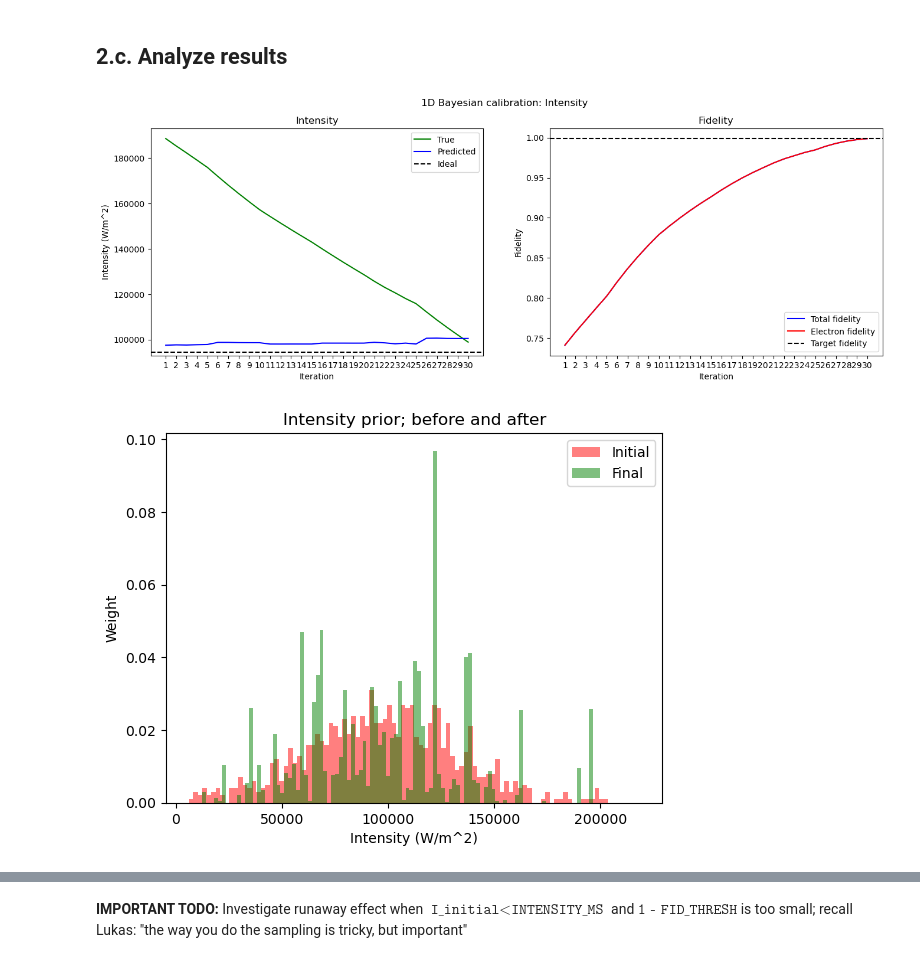
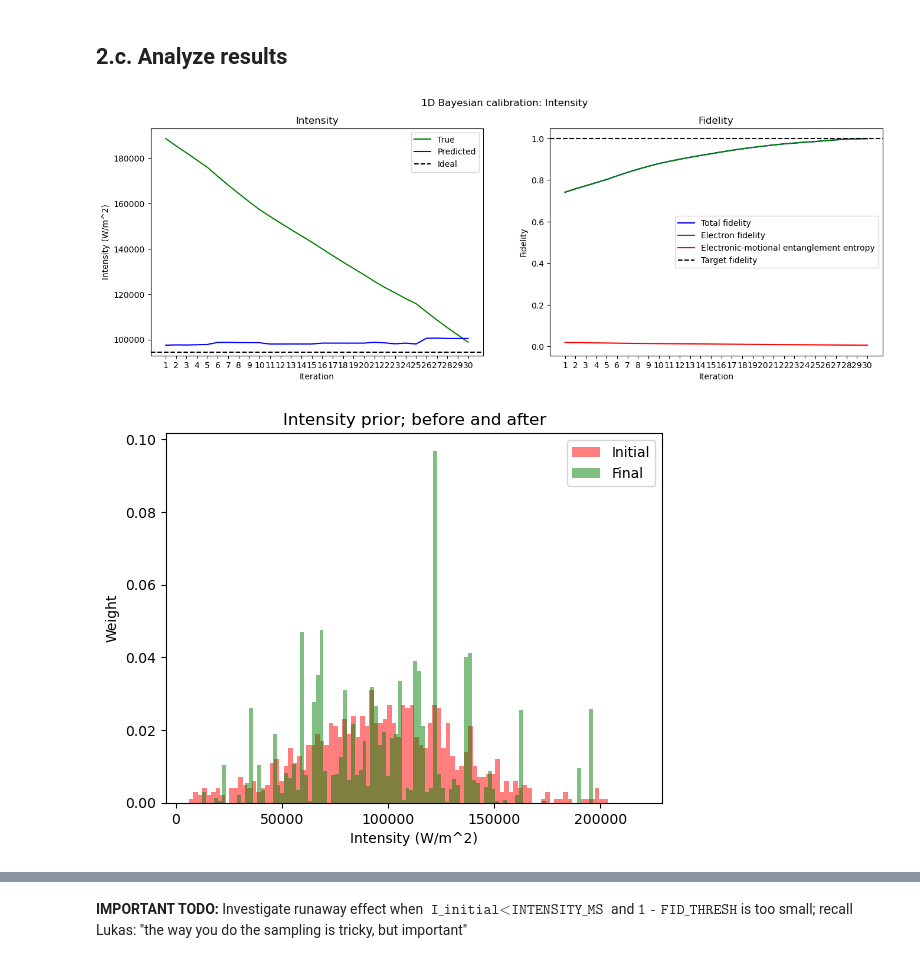
Before and after one commit to SQRLab/IonSim, a Jupyter notebook: molmer_sorensen/bayesian_calibration_1D.ipynb, the cells around one changed output, grey strips where cells are left out. Saved outputs shown, nothing was run; the diff lists cells and outputs as text; code cells hidden in the pictures.

```diff
--- a/molmer_sorensen/bayesian_calibration_1D.ipynb
+++ b/molmer_sorensen/bayesian_calibration_1D.ipynb
@@ -647,6 +647,9 @@ function BayesianCalibration1D(chamber, particles, weights, conditional_dist,
     fid_el = real(fidelity(ρ_el, ρ_TARGET_EL))
     fid_tracker = []
     fid_el_tracker = []
+
+    # To track electronic-motional entanglement entropy
+    ee_tracker = []
 
     # Begin Bayesian calibration
     iter = 0
@@ -709,6 +712,7 @@ function BayesianCalibration1D(chamber, particles, weights, conditional_dist,
         append!(xbar_tracker, xbar)
         append!(fid_tracker, real(fidelity(ρ, ρ_TARGET)))
         append!(fid_el_tracker, real(fidelity(ρ_el, ρ_TARGET_EL)))
+        append!(ee_tracker, entropy_vn(ρ_el))
         fid = fid_tracker[end]
     end
 
@@ -716,7 +720,7 @@ function BayesianCalibration1D(chamber, particles, weights, conditional_dist,
     pop!(x_tracker)
     pop!(xbar_tracker)
 
-    return chamber, particles, weights, x_tracker, xbar_tracker, fid_tracker, fid_el_tracker
+    return chamber, particles, weights, x_tracker, xbar_tracker, fid_tracker, fid_el_tracker, ee_tracker
 
 end
 # %% [output]
@@ -769,7 +773,7 @@ plt.close(fig)
 # %% [markdown]
 ## 2.b. Calibrate
 # %%
-MS_CHAMBER_I_TUNED, particles_I_1d, weights_I_1d, I_tracker, I_bar_tracker, I_fid_tracker, I_fid_el_tracker = BayesianCalibration1D(MS_CHAMBER_UNTUNED, particles_I_1d, weights_I_1d, m_given_I_1d_dist, "I", 5, 0.1)
+MS_CHAMBER_I_TUNED, particles_I_1d, weights_I_1d, I_tracker, I_bar_tracker, I_fid_tracker, I_fid_el_tracker, I_ee_tracker = BayesianCalibration1D(MS_CHAMBER_UNTUNED, particles_I_1d, weights_I_1d, m_given_I_1d_dist, "I", 5, 0.1)
 length(I_tracker)
 # %% [output]
 30
@@ -786,40 +790,41 @@ ax1.set_ylabel("Intensity (W/m^2)")
 ax1.set_title("Intensity")
 ax1.legend()
 ax2.plot(1:length(I_fid_tracker), I_fid_tracker, color="b", label = "Total fidelity")
-ax2.plot(1:length(I_fid_el_tracker), I_fid_el_tracker, color="r", label = "Electron fidelity")
+ax2.plot(1:length(I_fid_el_tracker), I_fid_el_tracker, color="g", label = "Electron fidelity")
+ax2.plot(1:length(I_ee_tracker), I_ee_tracker, color="r", label = "Electronic-motional entanglement entropy")
 ax2.axhline(FID_THRESH, label = "Target fidelity", color="k", linestyle="--")
 ax2.set_xticks(ticks=1:length(I_fid_tracker))
 ax2.set_xlabel("Iteration")
 ax2.set_ylabel("Fidelity")
 ax2.set_title("Fidelity")
 ax2.legend()
 fig.suptitle("1D Bayesian calibration: Intensity")
 plt.display(fig)
 plt.close(fig)
 
 particles_I_1d_binned_final, weights_I_1d_binned_final, binwidth_I_1d_final = bin_prior(particles_I_1d, weights_I_1d, 100)
 fig = plt.figure()
 plt.bar(particles_I_1d_binned_initial, weights_I_1d_binned_initial, width = binwidth_I_1d_initial, color="r", label = "Initial", alpha=0.5)
 plt.bar(particles_I_1d_binned_final, weights_I_1d_binned_final, width = binwidth_I_1d_final, color="g", label = "Final", alpha=0.5)
 plt.title("Intensity prior; before and after")
 plt.xlabel("Intensity (W/m^2)")
 plt.ylabel("Weight")
 plt.legend()
 plt.display(fig)
 plt.close(fig)
 
 h = hamiltonian(MS_CHAMBER_I_TUNED, timescale=TIMESCALE, lamb_dicke_order=1, rwa_cutoff=Inf)
 tout, sol = timeevolution.schroedinger_dynamic(T_RANGE/TIMESCALE, ket_00 ⊗ ket0_VIB_MODE, h)
 ρ = dm(sol[end])
 fid = real(fidelity(ρ, ρ_TARGET))
 ρ_el = ptrace(ρ, 3)
 fid_el = real(fidelity(ρ_el, ρ_00_p_i11))
 fig = plot_populations_double(MS_CHAMBER_I_TUNED, tout, sol)
 plt.suptitle("\nFinal: total fidelity = $(round(fid, digits=6)); electron fidelity = $(round(fid_el, digits=6))")
 plt.display(fig)
 plt.close(fig)
 # %% [output]
-[figure, old version]
+[figure, new version]
 [figure]
 [figure]
 # %% [markdown]
```
Also changed, not shown: parts of 6 cells of this notebook.
